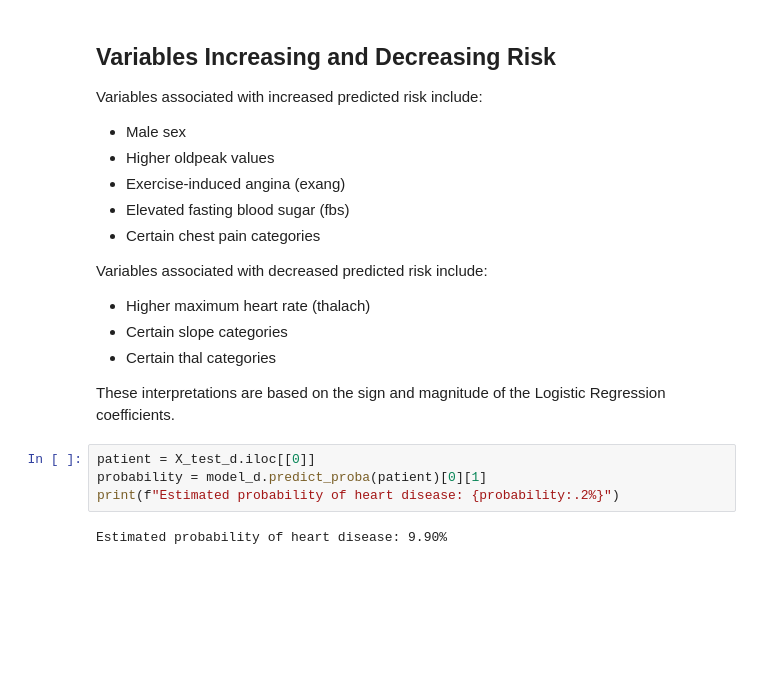
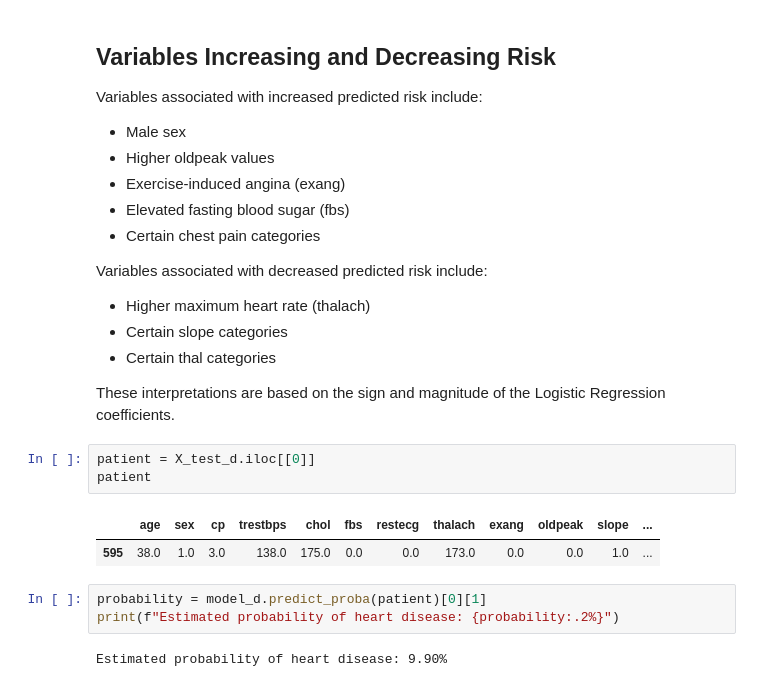
Before and after one commit to JavidNurulu/heart-disease-analysis, a Jupyter notebook: Notebooks/04_modeling.ipynb, the cells around one changed output. Drawn from its saved outputs; the diff is of its cells as text; blank space fills up the shorter version.

```diff
--- a/Notebooks/04_modeling.ipynb
+++ b/Notebooks/04_modeling.ipynb
@@ -981,7 +981,12 @@ Variables associated with decreased predicted risk include:
 These interpretations are based on the sign and magnitude of the Logistic Regression coefficients.
 # %%
 patient = X_test_d.iloc[[0]]
-probability = model_d.predict_proba(patient)[0][1]
-print(f"Estimated probability of heart disease: {probability:.2%}")
+patient
 # %% [output]
-Estimated probability of heart disease: 9.90%
+|  | age | sex | cp | trestbps | chol | fbs | restecg | thalach | exang | oldpeak | slope | ... |
+| 595 | 38.0 | 1.0 | 3.0 | 138.0 | 175.0 | 0.0 | 0.0 | 173.0 | 0.0 | 0.0 | 1.0 | ... |
+# %%
+probability = model_d.predict_proba(patient)[0][1]
+print(f"Estimated probability of heart disease: {probability:.2%}")
+# %% [output]
+Estimated probability of heart disease: 9.90%
```
Also changed, not shown: parts of 1 cell of this notebook, 1 other file.
